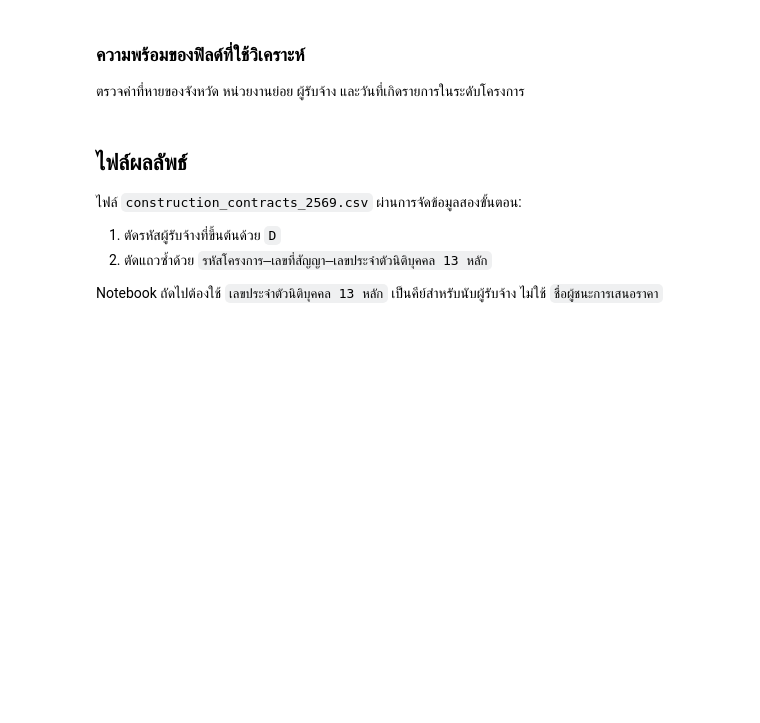
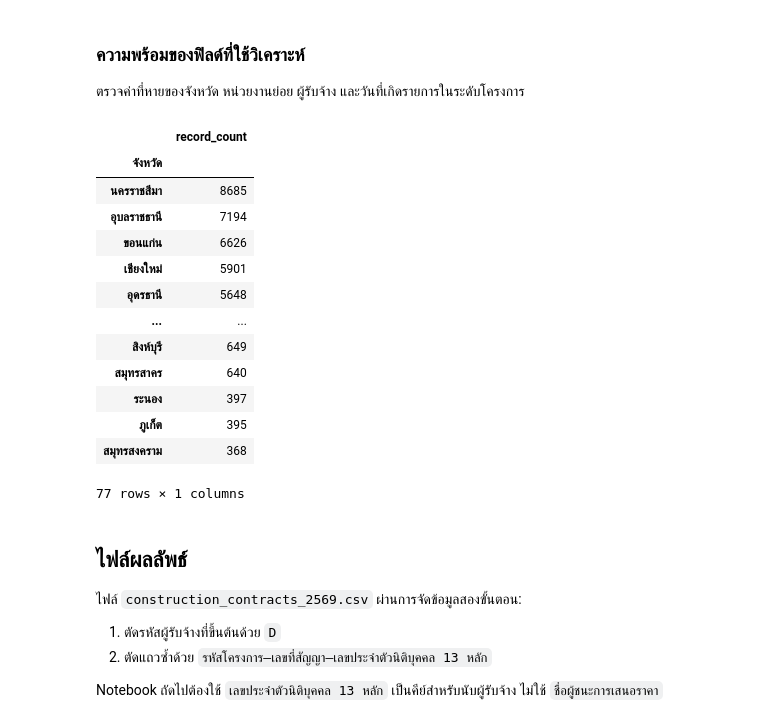
Before and after one commit to mdanmek/nida-dads-notes, a Jupyter notebook: dads5001-data-tools/project/eda/02_construction_data_preparation_2569.ipynb, the cells around one changed output. Drawn from its saved outputs; the diff is of its cells as text; code cells hidden in the pictures; blank space fills up the shorter version.

```diff
--- a/dads5001-data-tools/project/eda/02_construction_data_preparation_2569.ipynb
+++ b/dads5001-data-tools/project/eda/02_construction_data_preparation_2569.ipynb
@@ -334,9 +424,22 @@ project_data = construction_company_data.drop_duplicates(
 # %%
-province_check = construction_company_data[
-    province_column
-].value_counts(dropna=False)
+province_check = construction_company_data[province_column].value_counts(dropna=False)
 
 display(province_check.to_frame(name='record_count'))
+# %% [output]
+|  | record_count |
+| จังหวัด |  |
+| นครราชสีมา | 8685 |
+| อุบลราชธานี | 7194 |
+| ขอนแก่น | 6626 |
+| เชียงใหม่ | 5901 |
+| อุดรธานี | 5648 |
+| ... | ... |
+| สิงห์บุรี | 649 |
+| สมุทรสาคร | 640 |
+| ระนอง | 397 |
+| ภูเก็ต | 395 |
+| สมุทรสงคราม | 368 |
+77 rows × 1 columns
 # %% [markdown]
 ## ไฟล์ผลลัพธ์
 
```
Also changed, not shown: parts of 17 cells of this notebook.
